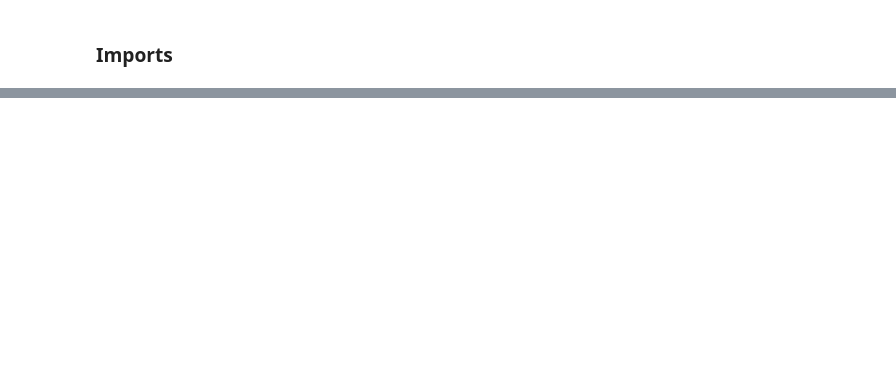
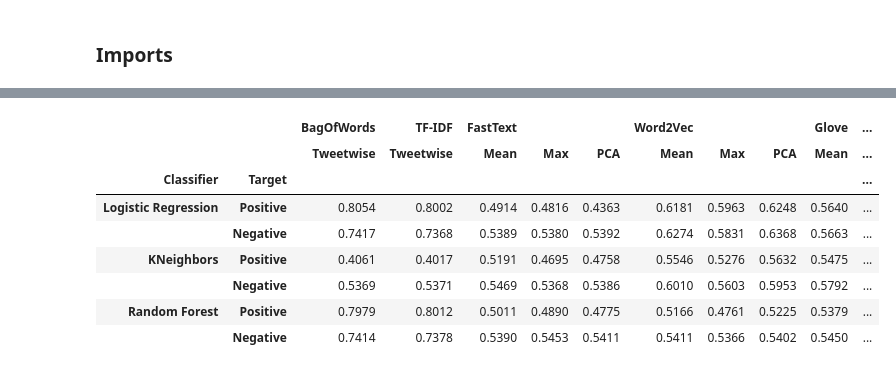
Before and after one commit to richdanis/ML4H, a Jupyter notebook: Project 2/Part_1 copy.ipynb, the cells around one changed output, grey strips where cells are left out. Saved outputs shown, nothing was run; the diff lists cells and outputs as text; code cells hidden in the pictures; blank space fills up the shorter version.

```diff
--- a/Project 2/Part_1 copy.ipynb
+++ b/Project 2/Part_1 copy.ipynb
@@ -266,0 +38,7 @@ plt.show()
+# %%
+cols = [['Methode','BagOfWords','TF-IDF','FastText','FastText','FastText','Word2Vec','Word2Vec','Word2Vec','Glove','Glove','Glove'],
+        ['Embedding','Tweetwise','Tweetwise','Mean','Max','PCA','Mean','Max','PCA','Mean','Max','PCA']]
+
+embedding_class = pd.concat((log_reg_class,knn_class,rf_class))
+embedding_class.columns = cols
+embedding_class
@@ -266,0 +54,19 @@ plt.show()
+# %%
+embedding_class['Target'] = ['Positive','Negative','Positive','Negative','Positive','Negative']
+embedding_class['Classifier']  = ['Logistic Regression','Logistic Regression','KNeighbors','KNeighbors','Random Forest','Random Forest']
+# %%
+embedding_class = embedding_class.set_index(['Classifier','Target'])
+# %%
+embedding_class = embedding_class.drop(columns=['Methode'])
+# %%
+embedding_class
+# %% [output]
+|  |  | BagOfWords | TF-IDF | FastText |  |  | Word2Vec |  |  | Glove | ... |
+|  |  | Tweetwise | Tweetwise | Mean | Max | PCA | Mean | Max | PCA | Mean | ... |
+| Classifier | Target |  |  |  |  |  |  |  |  |  | ... |
+| Logistic Regression | Positive | 0.8054 | 0.8002 | 0.4914 | 0.4816 | 0.4363 | 0.6181 | 0.5963 | 0.6248 | 0.5640 | ... |
+|  | Negative | 0.7417 | 0.7368 | 0.5389 | 0.5380 | 0.5392 | 0.6274 | 0.5831 | 0.6368 | 0.5663 | ... |
+| KNeighbors | Positive | 0.4061 | 0.4017 | 0.5191 | 0.4695 | 0.4758 | 0.5546 | 0.5276 | 0.5632 | 0.5475 | ... |
+|  | Negative | 0.5369 | 0.5371 | 0.5469 | 0.5368 | 0.5386 | 0.6010 | 0.5603 | 0.5953 | 0.5792 | ... |
+| Random Forest | Positive | 0.7979 | 0.8012 | 0.5011 | 0.4890 | 0.4775 | 0.5166 | 0.4761 | 0.5225 | 0.5379 | ... |
+|  | Negative | 0.7414 | 0.7378 | 0.5390 | 0.5453 | 0.5411 | 0.5411 | 0.5366 | 0.5402 | 0.5450 | ... |
```
Also changed, not shown: parts of 34 cells of this notebook, 9 other files.
